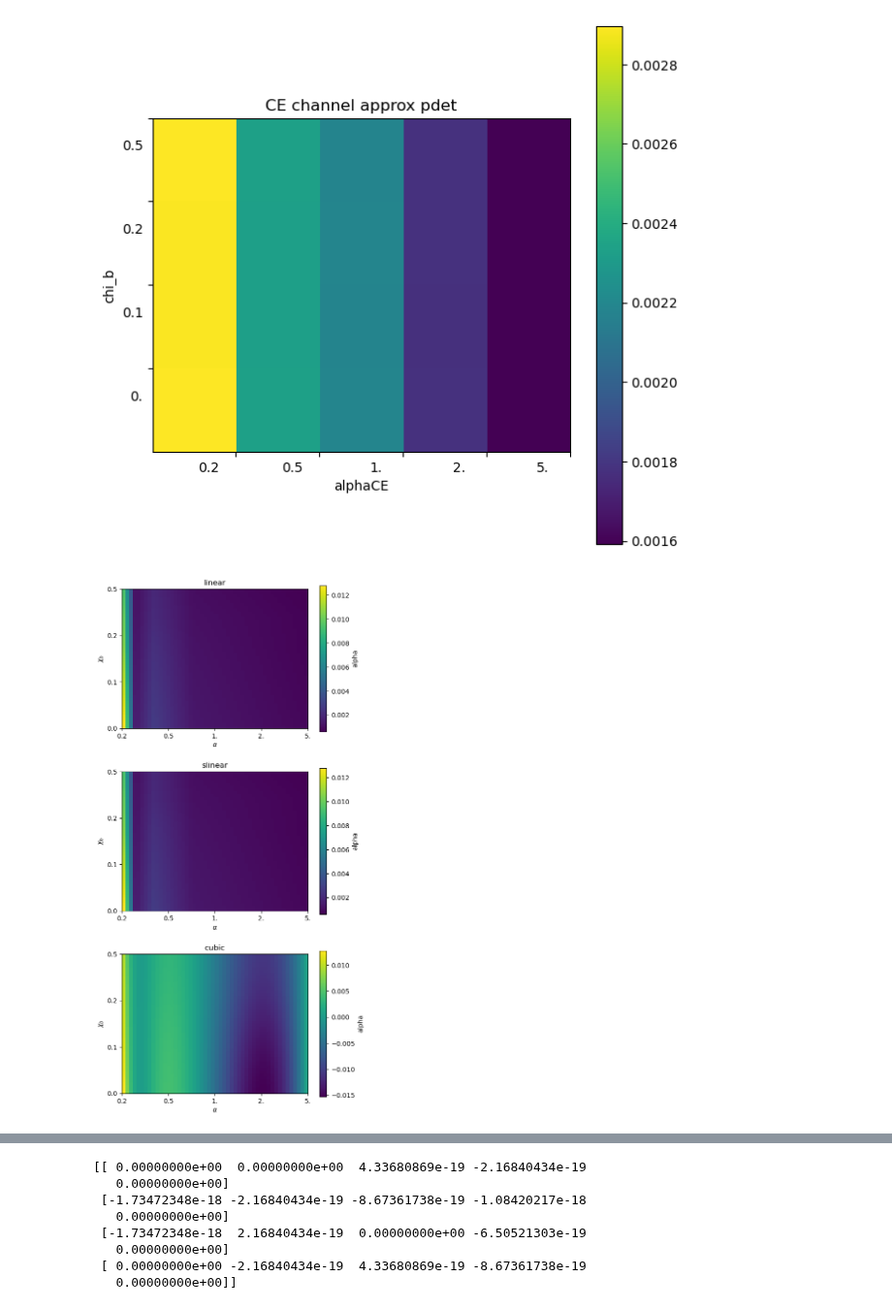
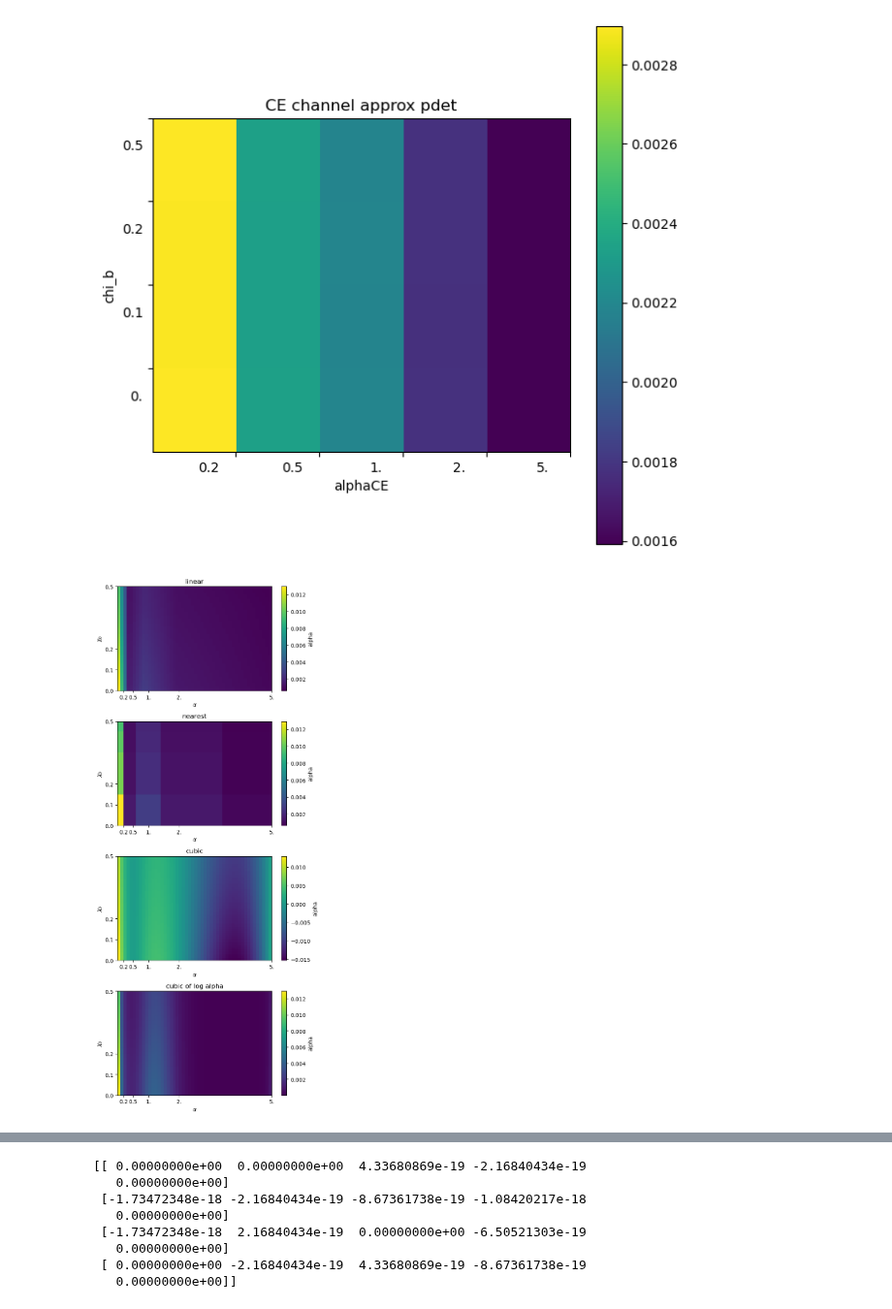
Before and after one commit to scolloms/AMAZE_model_selection, a Jupyter notebook: testing_notebooks/alpha_sensitivity_interp.ipynb, the cells around one changed output, grey strips where cells are left out. Shown at 97% size. Cells and saved outputs as stored; diff of their text form; code cells hidden in the pictures.

Commit message:
updated interpolation plots

```diff
--- a/testing_notebooks/alpha_sensitivity_interp.ipynb
+++ b/testing_notebooks/alpha_sensitivity_interp.ipynb
@@ -185,32 +187,37 @@ print(dL)
 # %%
 #interpolating alpha values
 
-plt.rcParams["figure.figsize"] = (6,12)
-fig2, ax2 = plt.subplots(3,1)
+plt.rcParams["figure.figsize"] = (6,14)
+fig2, ax2 = plt.subplots(4,1)
 
 grid_new_res = 50
 chi_b=[0.,0.1,0.2,0.5]
 alphaCE=[0.2,0.5,1.,2.,5.]
 grid_new = np.meshgrid(np.linspace(chi_b[0],chi_b[-1], grid_new_res),np.linspace(alphaCE[0],alphaCE[-1],grid_new_res))
 grid = np.meshgrid(chi_b,alphaCE)
 #grid = np.meshgrid([0,1,2,3,4],[0,1,2,3])
 
-for i, interp_method in enumerate(['linear','slinear','cubic']):
+for i, interp_method in enumerate(['linear','nearest','cubic', 'cubic']):
 
-    f = RegularGridInterpolator((chi_b,alphaCE), alpha, bounds_error=False, fill_value=None, method=interp_method)
+    if i==3:
+        f = RegularGridInterpolator((chi_b,alphaCE), np.log(alpha), bounds_error=False, fill_value=None, method=interp_method)
+        contour=ax2[i].imshow(np.swapaxes(np.exp(f((grid_new[0],grid_new[1]))),0,1), extent=(0,5,0,0.5), aspect='auto')
+        ax2[i].set_title('cubic of log alpha')
+    else:
+        f = RegularGridInterpolator((chi_b,alphaCE), alpha, bounds_error=False, fill_value=None, method=interp_method)
+        contour=ax2[i].imshow(np.swapaxes(f((grid_new[0],grid_new[1])),0,1), extent=(0,5,0,0.5), aspect='auto')
+        ax2[i].set_title(interp_method)
 
-    contour=ax2[i].imshow(np.swapaxes(f((grid_new[0],grid_new[1])),0,1), extent=(0,4,0,3))
     #ax2[i].plot(grid[0],grid[1], 'o', color='black')
     ax2[i].set_ylabel(fr'$\chi_b$')
     ax2[i].set_xlabel(r'$\alpha$')
-    ax2[i].set_yticks([0,1,2,3])
+    ax2[i].set_yticks([0,.1,.2,.5])
     ax2[i].set_yticklabels(chi_b)
-    ax2[i].set_xticks([0,1,2,3,4])
+    ax2[i].set_xticks([0.2,0.5,1,2,5])
     ax2[i].set_xticklabels(['0.2','0.5','1.','2.', '5.'])
-    ax2[i].set_title(interp_method)
     fig2.colorbar(contour, ax=ax2[i], label=r'alpha')
 
 plt.tight_layout()
 plt.show()
 # %% [output]
-[figure, old version]
+[figure, new version]
```
Also changed, not shown: parts of 4 cells of this notebook.
